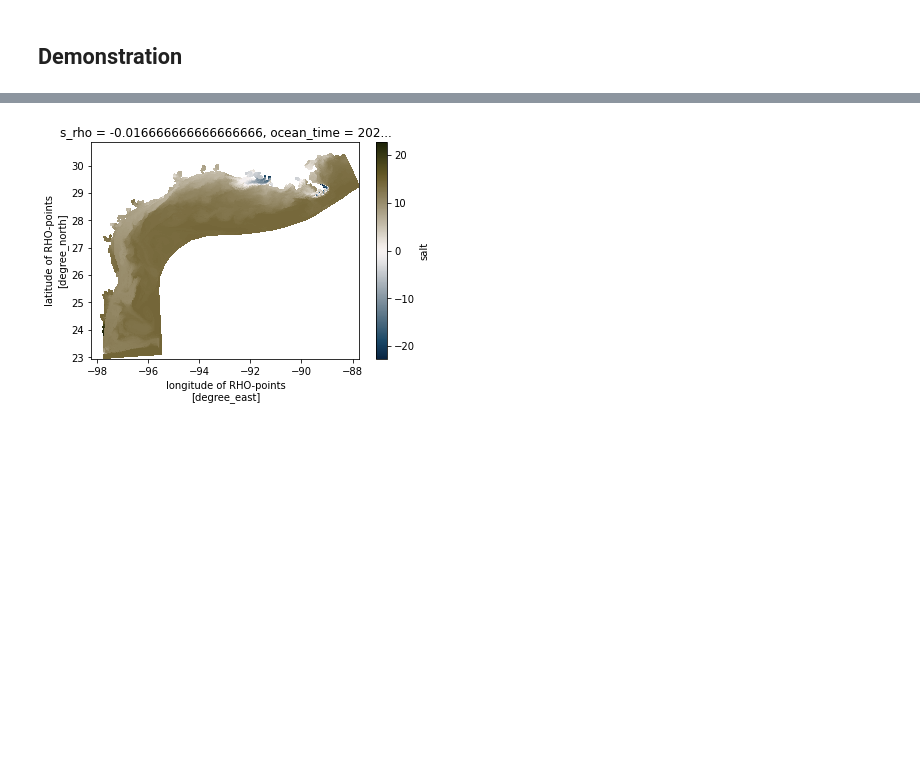
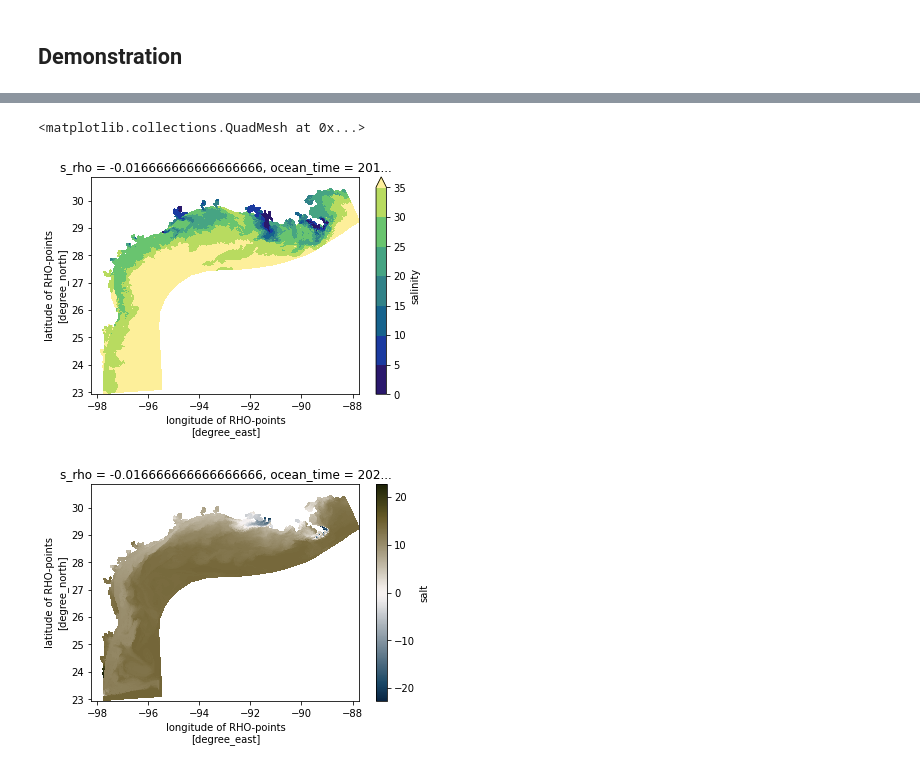
Before and after one commit to pangeo-data/xcmocean, a Jupyter notebook: docs/docs.ipynb, the cells around one changed output, grey strips where cells are left out. Saved outputs shown, nothing was run; the diff lists cells and outputs as text; code cells hidden in the pictures; blank space fills up the shorter version.

```diff
--- a/docs/docs.ipynb
+++ b/docs/docs.ipynb
@@ -81,3 +82,10 @@ ds.salt.isel(s_rho=-1, ocean_time=0).cmo.plot(x='lon_rho', y='lat_rho')
+# %%
+import numpy as np
+ds.salt.isel(s_rho=-1, ocean_time=0).plot.pcolormesh(x='lon_rho', y='lat_rho', cmap=cmo.haline, levels=np.arange(0,40,5))
+# CONTOURF
+# %% [output]
+<matplotlib.collections.QuadMesh at 0x...>
+[figure, added]
 # %%
 (ds.salt.isel(s_rho=-1, ocean_time=0) - 22).cmo.plot(x='lon_rho', y='lat_rho')
 # %% [output]
```
Also changed, not shown: parts of 4 cells of this notebook, 3 other files.
